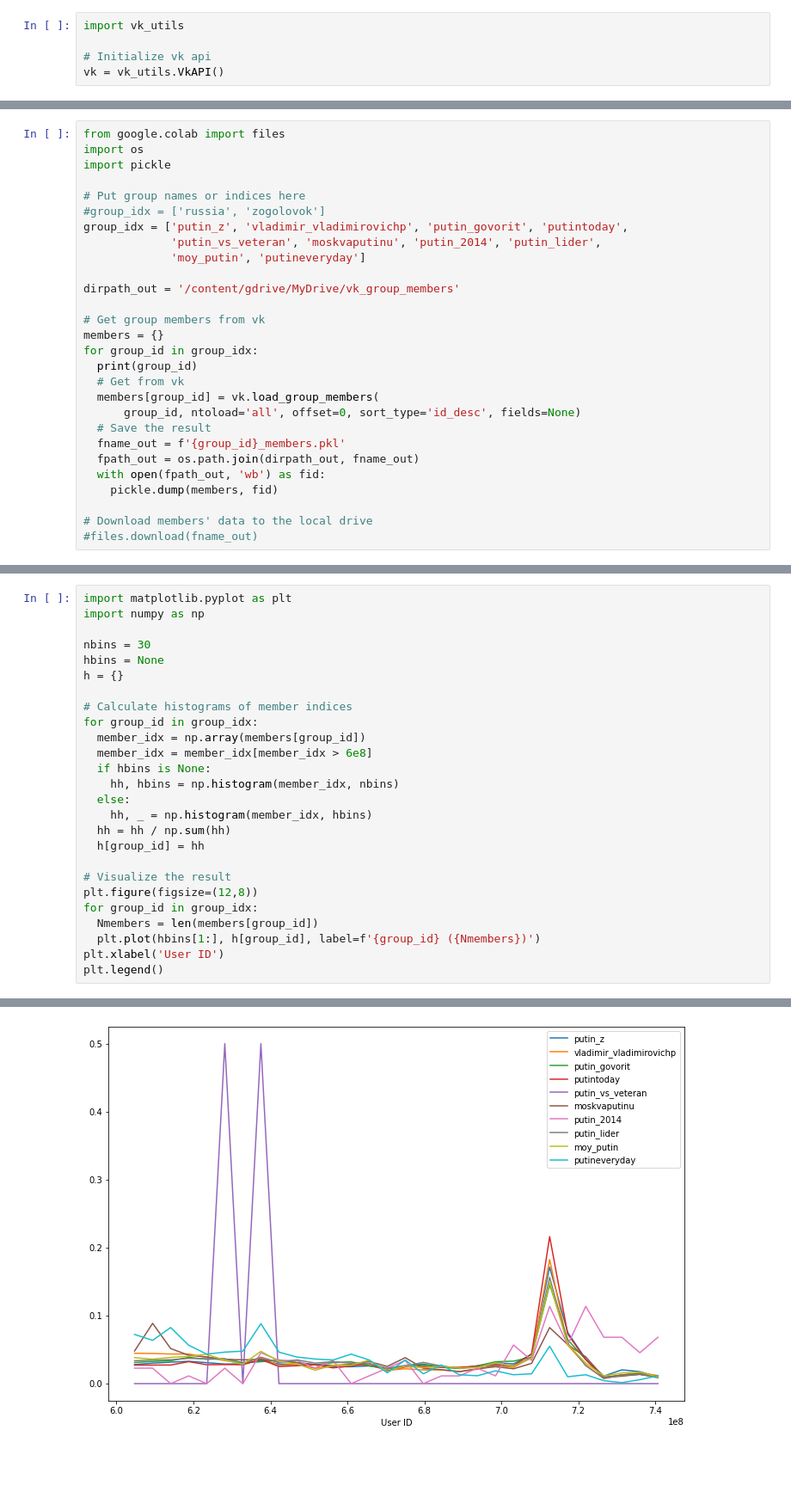
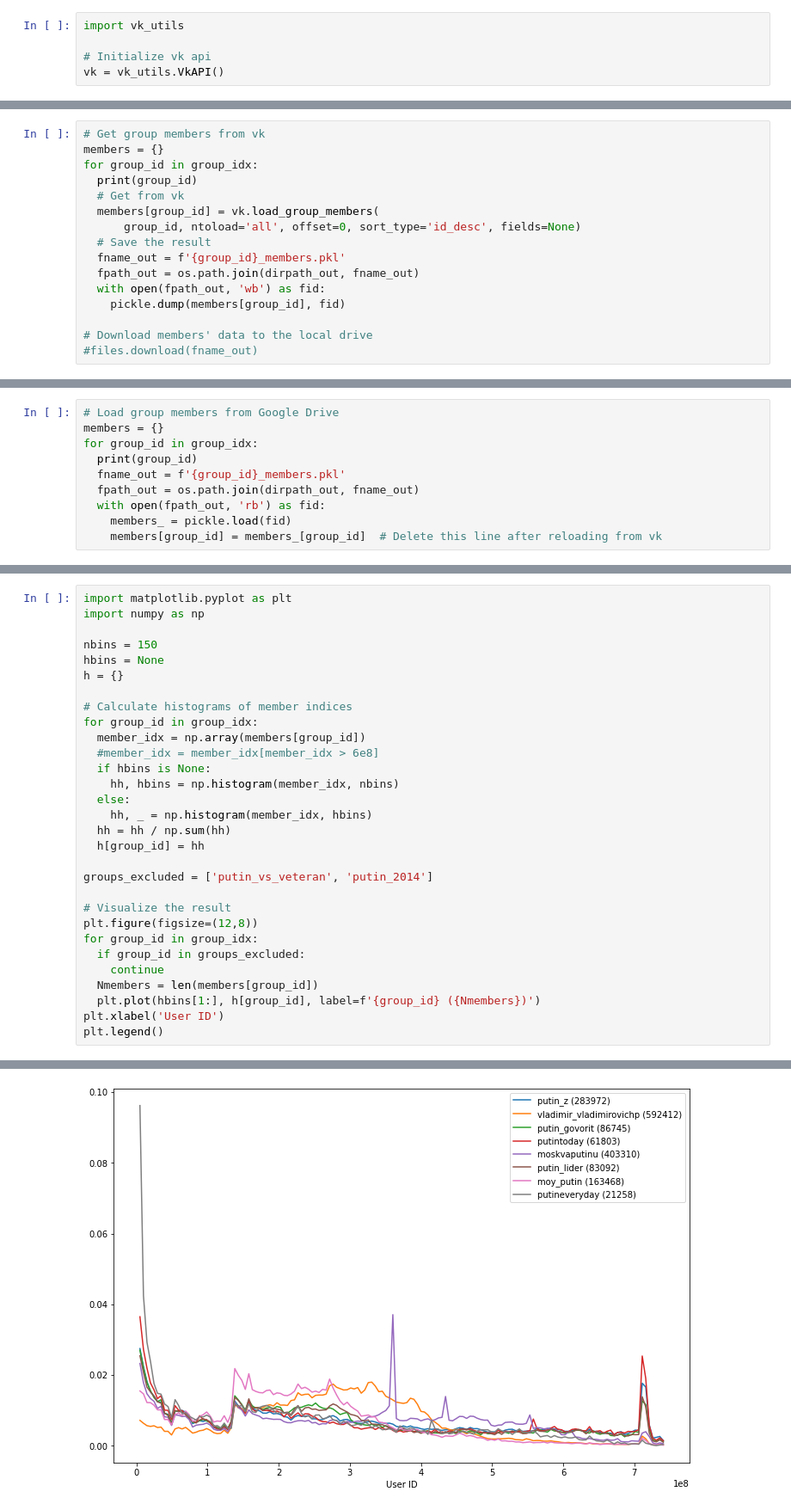
Before and after one commit to Newborn1937/zdetect, a Jupyter notebook: vk_group_members_ipynb.ipynb, the cells around one changed output, grey strips where cells are left out. Shown at 86% size. Cells and saved outputs as stored; diff of their text form; blank space fills up the shorter version.

```diff
--- a/vk_group_members_ipynb.ipynb
+++ b/vk_group_members_ipynb.ipynb
@@ -36,16 +56,4 @@ Drive already mounted at /content/gdrive; to attempt to forcibly remount, call d
 # %%
-from google.colab import files
-import os
-import pickle
-
-# Put group names or indices here
-#group_idx = ['russia', 'zogolovok']
-group_idx = ['putin_z', 'vladimir_vladimirovichp', 'putin_govorit', 'putintoday',
-             'putin_vs_veteran', 'moskvaputinu', 'putin_2014', 'putin_lider',
-             'moy_putin', 'putineveryday']
-
-dirpath_out = '/content/gdrive/MyDrive/vk_group_members'
-
 # Get group members from vk
 members = {}
 for group_id in group_idx:
@@ -57,7 +65,7 @@ for group_id in group_idx:
   fname_out = f'{group_id}_members.pkl'
   fpath_out = os.path.join(dirpath_out, fname_out)
   with open(fpath_out, 'wb') as fid:
-    pickle.dump(members, fid)
+    pickle.dump(members[group_id], fid)
 
 # Download members' data to the local drive
 #files.download(fname_out)
@@ -74,0 +72,10 @@ putineveryday
+# %%
+# Load group members from Google Drive
+members = {}
+for group_id in group_idx:
+  print(group_id)
+  fname_out = f'{group_id}_members.pkl'
+  fpath_out = os.path.join(dirpath_out, fname_out)
+  with open(fpath_out, 'rb') as fid:
+    members_ = pickle.load(fid)
+    members[group_id] = members_[group_id]  # Delete this line after reloading from vk
@@ -75,29 +93,33 @@ putineveryday
 # %%
 import matplotlib.pyplot as plt
 import numpy as np
 
-nbins = 30
+nbins = 150
 hbins = None
 h = {}
 
 # Calculate histograms of member indices
 for group_id in group_idx:
   member_idx = np.array(members[group_id])
-  member_idx = member_idx[member_idx > 6e8]
+  #member_idx = member_idx[member_idx > 6e8]
   if hbins is None:
     hh, hbins = np.histogram(member_idx, nbins)
   else:
     hh, _ = np.histogram(member_idx, hbins)
   hh = hh / np.sum(hh)
   h[group_id] = hh
 
+groups_excluded = ['putin_vs_veteran', 'putin_2014']
+
 # Visualize the result
 plt.figure(figsize=(12,8))
 for group_id in group_idx:
+  if group_id in groups_excluded:
+    continue
   Nmembers = len(members[group_id])
   plt.plot(hbins[1:], h[group_id], label=f'{group_id} ({Nmembers})')
 plt.xlabel('User ID')
 plt.legend()
 # %% [output]
 <matplotlib.legend.Legend at 0x...>
-[figure, old version]
+[figure, new version]
```
Also changed, not shown: parts of 10 cells of this notebook.
